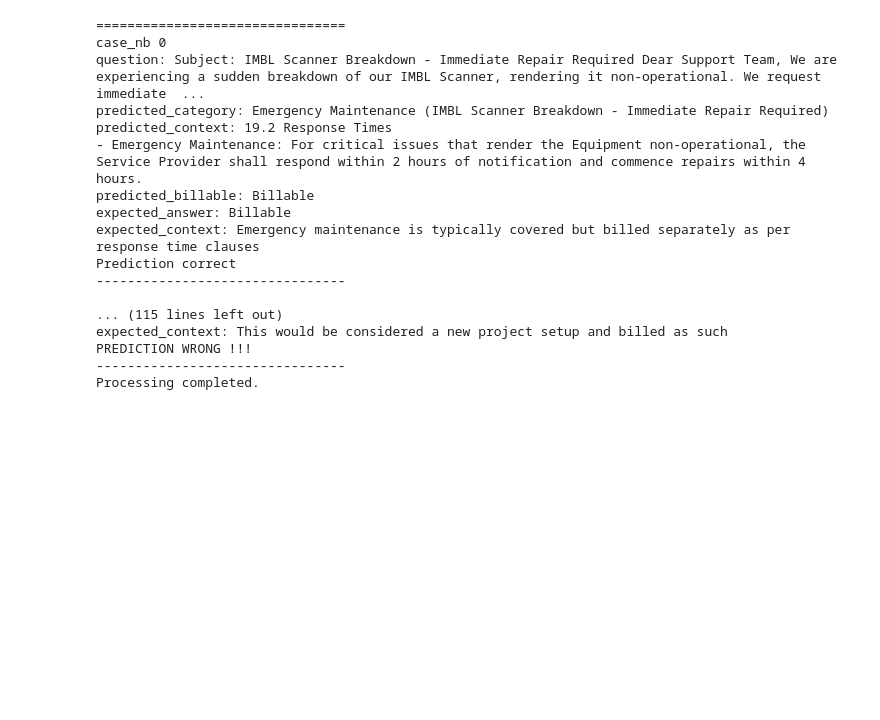
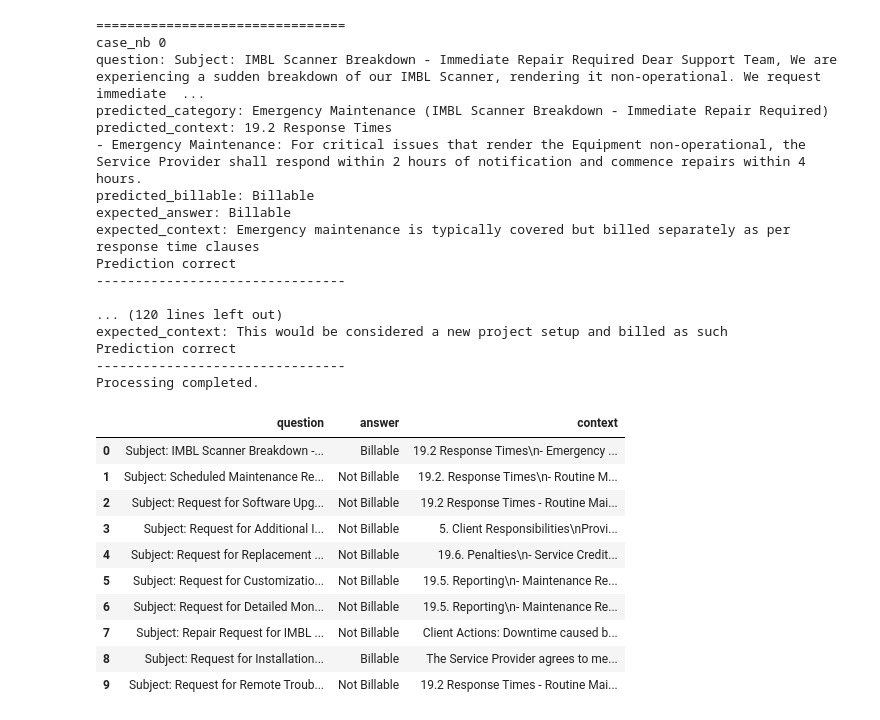
Before and after one commit to globalw/tessi_hackathon_rag, a Jupyter notebook: prediction.ipynb, the cells around one changed output. Saved outputs shown, nothing was run; the diff lists cells and outputs as text; code cells hidden in the pictures; blank space fills up the shorter version.

```diff
--- a/prediction.ipynb
+++ b/prediction.ipynb
@@ -86,7 +81,8 @@ if __name__ == "__main__":
         - Other (all other requests)
 
     Then check if the following request is covered under the Service Level Agreement (SLA) or not. Return the relevant passages from the SLA under "context" below.
-    Then decide if the request is covered by the SLA, in that case the request is Billable, else the request is Not Billable.
+
+    Then decide if the request is covered by the SLA, in that case the request is Billable, else the request is Not Billable. Also consider the Billable / Not Billable information depending on the request category.
 
     Return your reply in the following JSON format, nothing else, and follow strictly this format:
     {{
@@ -152,11 +148,28 @@ expected_context: Emergency maintenance is typically covered but billed separate
 Prediction correct
 --------------------------------
 
-... (115 lines left out)
+... (120 lines left out)
 expected_context: This would be considered a new project setup and billed as such
-PREDICTION WRONG !!!
+Prediction correct
 --------------------------------
 Processing completed.
+# %%
+df_csv = df_questions[['question', 'predicted_answer', 'predicted_context']]
+df_csv.columns =['question', 'answer', 'context']
+df_csv.to_csv('billability_submission.csv')
+df_csv
+# %% [output]
+|  | question | answer | context |
+| 0 | Subject: IMBL Scanner Breakdown -... | Billable | 19.2 Response Times\n- Emergency ... |
+| 1 | Subject: Scheduled Maintenance Re... | Not Billable | 19.2. Response Times\n- Routine M... |
+| 2 | Subject: Request for Software Upg... | Not Billable | 19.2 Response Times - Routine Mai... |
+| 3 | Subject: Request for Additional I... | Not Billable | 5. Client Responsibilities\nProvi... |
+| 4 | Subject: Request for Replacement ... | Not Billable | 19.6. Penalties\n- Service Credit... |
+| 5 | Subject: Request for Customizatio... | Not Billable | 19.5. Reporting\n- Maintenance Re... |
+| 6 | Subject: Request for Detailed Mon... | Not Billable | 19.5. Reporting\n- Maintenance Re... |
+| 7 | Subject: Repair Request for IMBL ... | Not Billable | Client Actions: Downtime caused b... |
+| 8 | Subject: Request for Installation... | Billable | The Service Provider agrees to me... |
+| 9 | Subject: Request for Remote Troub... | Not Billable | 19.2 Response Times - Routine Mai... |
 # %%
 df_questions
 # %% [output]
```
Also changed, not shown: parts of 5 cells of this notebook, 2 other files.
